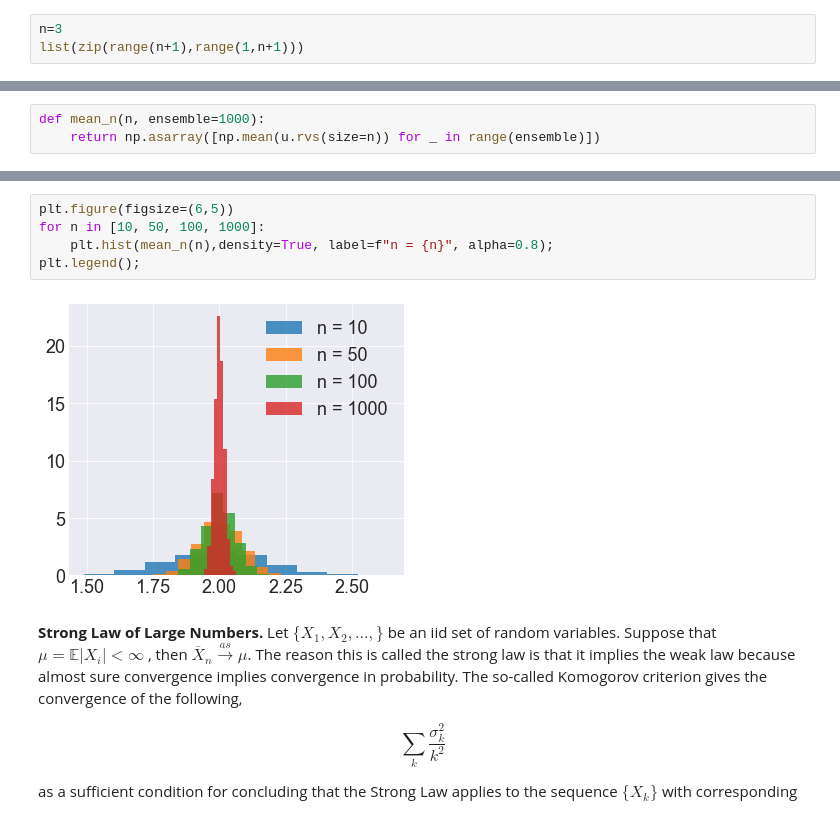
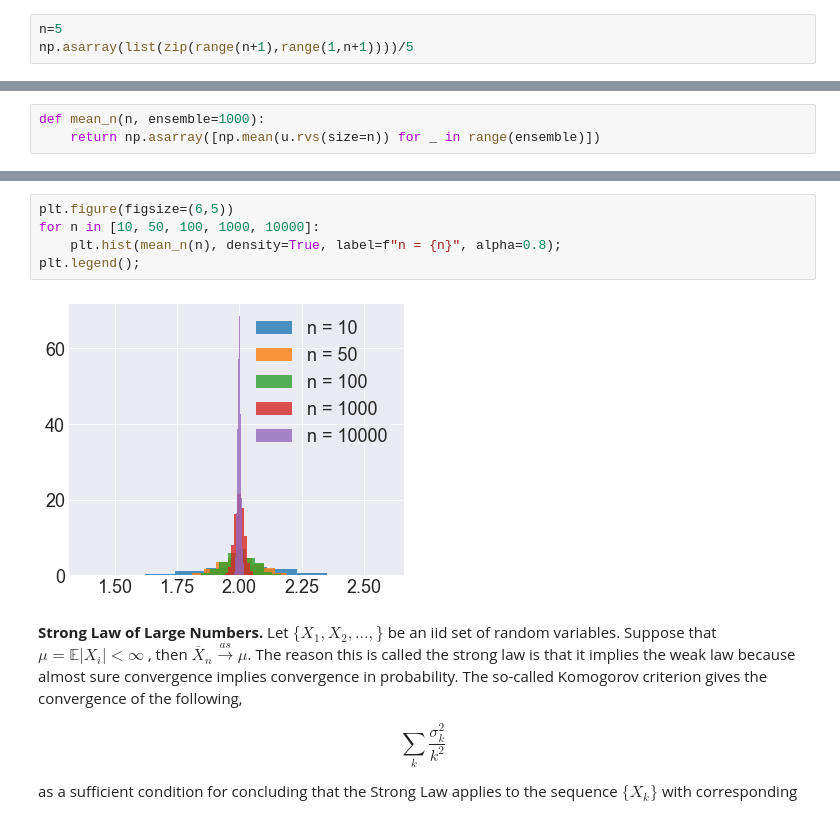
Before and after one commit to hvribeiro/MCSC1, a Jupyter notebook: aulas/03.1 - Introduction to Statistics.ipynb, the cells around one changed output, grey strips where cells are left out. Saved outputs shown, nothing was run; the diff lists cells and outputs as text.

```diff
--- a/aulas/03.1 - Introduction to Statistics.ipynb
+++ b/aulas/03.1 - Introduction to Statistics.ipynb
@@ -384,6 +403,6 @@ list(zip(range(n+1),range(1,n+1)))
 # %% [output]
 [(0, 1), (1, 2)]
 # %%
-n=3
-list(zip(range(n+1),range(1,n+1)))
+n=5
+np.asarray(list(zip(range(n+1),range(1,n+1))))/5
 # %% [output]
@@ -599,10 +631,10 @@ def mean_n(n, ensemble=1000):
 # %%
 plt.figure(figsize=(6,5))
-for n in [10, 50, 100, 1000]:
-    plt.hist(mean_n(n),density=True, label=f"n = {n}", alpha=0.8);
+for n in [10, 50, 100, 1000, 10000]:
+    plt.hist(mean_n(n), density=True, label=f"n = {n}", alpha=0.8);
 plt.legend();
 # %% [output]
-[figure, old version]
+[figure, new version]
 # %% [markdown]
 **Strong Law of Large Numbers.**  Let $\lbrace X_1,X_2,\ldots,\rbrace$ be an
 iid set of random variables. Suppose that $\mu=\mathbb{E}\vert
```
Also changed, not shown: parts of 31 cells of this notebook.
